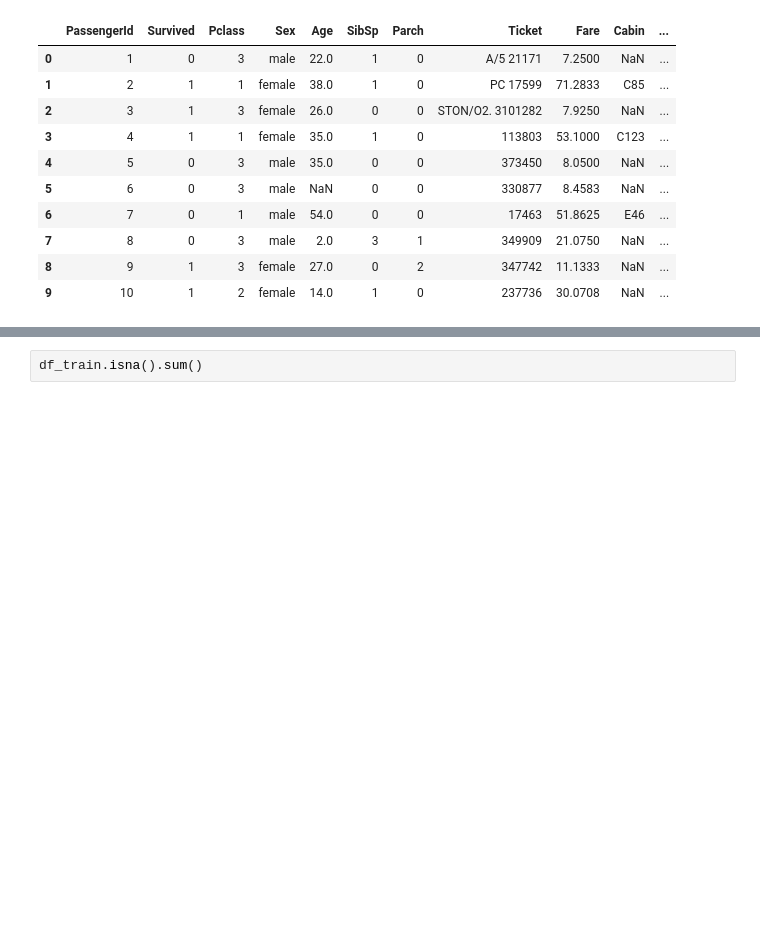
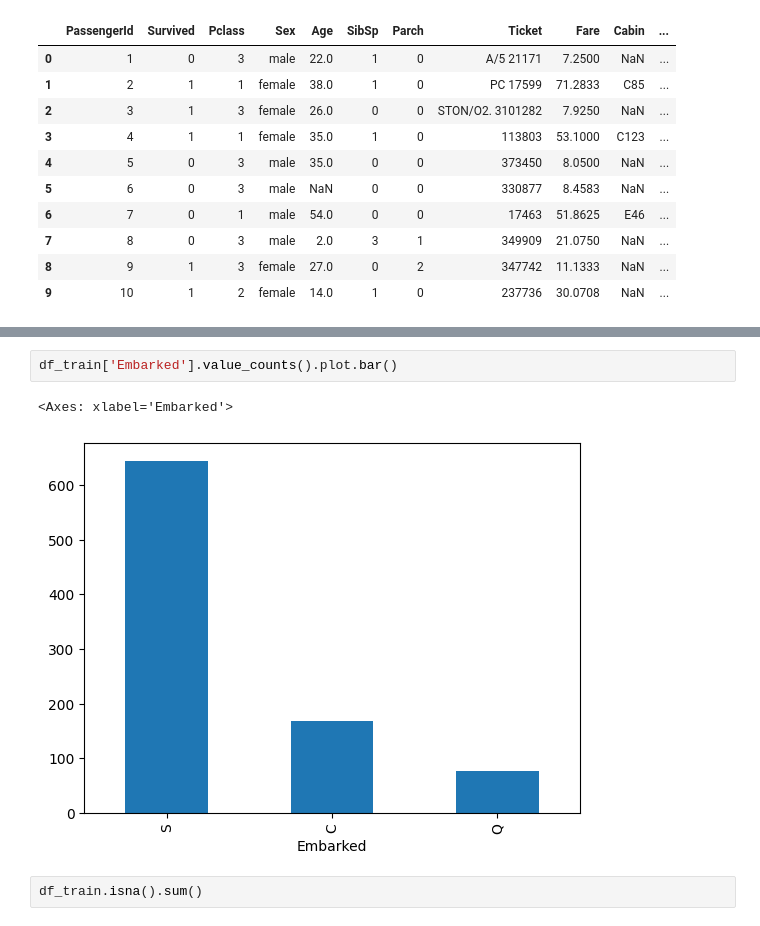
Before and after one commit to rina-bm/ML_journey, a Jupyter notebook: learning/month_01_classic_ml/week_01_classification/day_02_preprocessing/main.ipynb, the cells around one changed output, grey strips where cells are left out. Cells and saved outputs as stored; diff of their text form; blank space fills up the shorter version.

```diff
--- a/learning/month_01_classic_ml/week_01_classification/day_02_preprocessing/main.ipynb
+++ b/learning/month_01_classic_ml/week_01_classification/day_02_preprocessing/main.ipynb
@@ -43,3 +87,8 @@ memory usage: 83.7+ KB
+# %%
+df_train['Embarked'].value_counts().plot.bar()
+# %% [output]
+<Axes: xlabel='Embarked'>
+[figure, added]
 # %%
 df_train.isna().sum()
 # %% [output]
```
Also changed, not shown: parts of 4 cells of this notebook, 2 other files.
